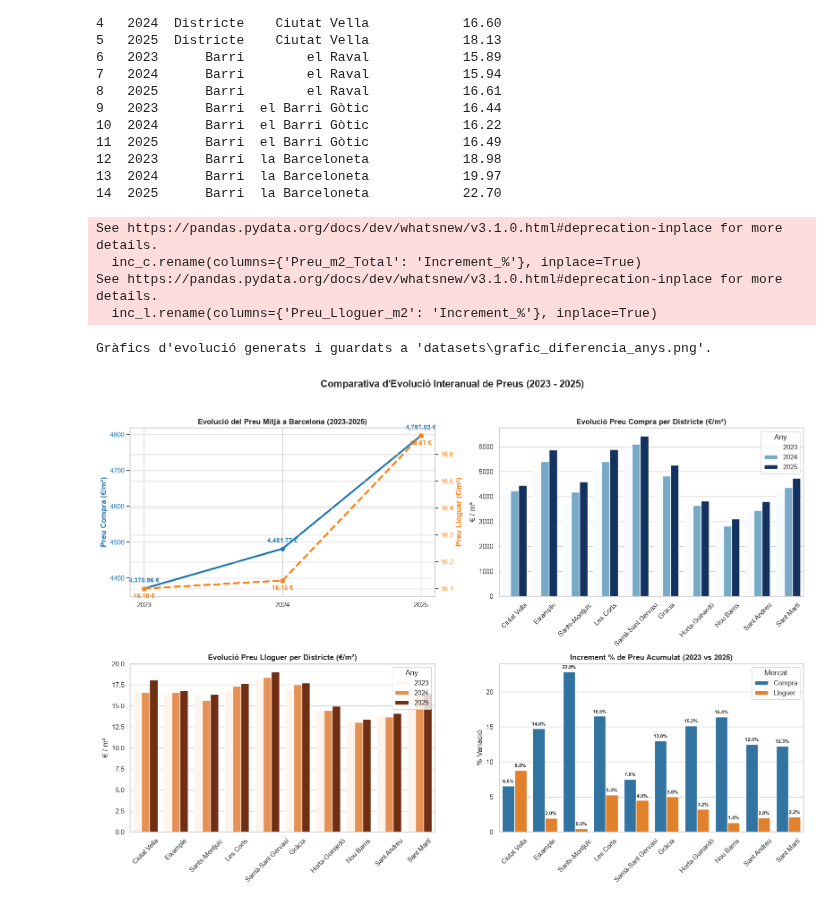
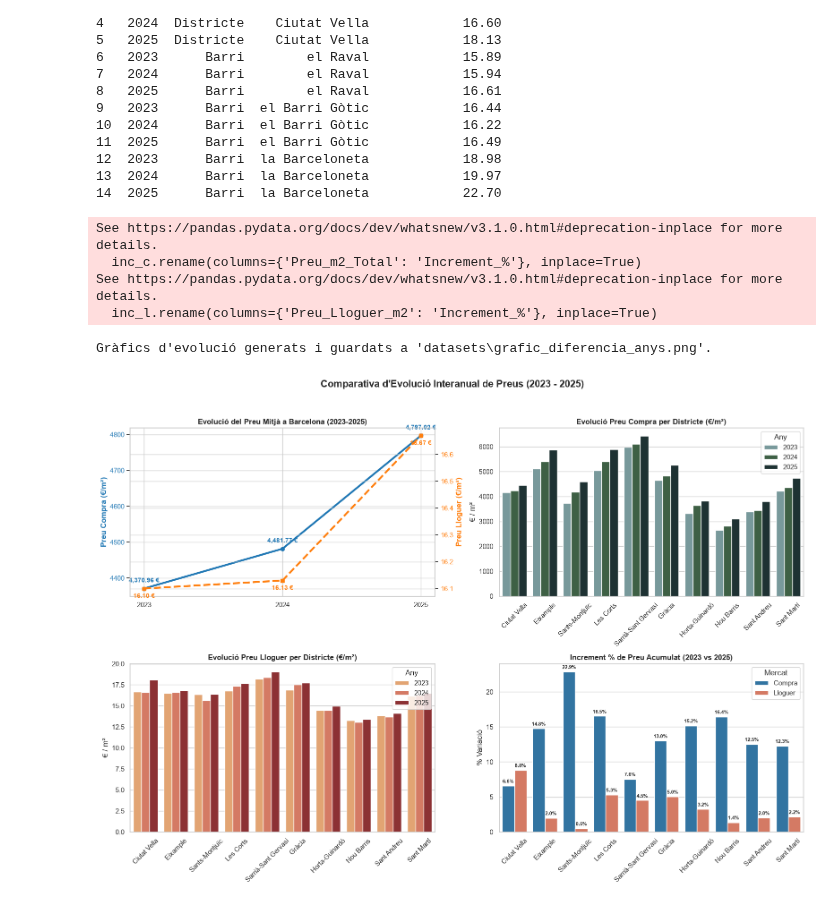
Before and after one commit to nilmoreeno/Move-OUT, a Jupyter notebook: move-out.ipynb, the cells around one changed output. Drawn from its saved outputs; the diff is of its cells as text; code cells hidden in the pictures.

```diff
--- a/move-out.ipynb
+++ b/move-out.ipynb
@@ -267,32 +267,97 @@ def generar_graficos_diferencia_anys(df_compra, df_lloguer):
     ax1.tick_params(axis='y', labelcolor=color_c)
     ax1.set_title('Evolució del Preu Mitjà a Barcelona (2023-2025)', fontsize=12, fontweight='bold')
 
     ax1_sub = ax1.twinx()
     ax1_sub.plot(df_bcn_l['Any'].astype(str), df_bcn_l['Preu_Lloguer_m2'], marker='s', color=color_l, linewidth=3, linestyle='--', label='Lloguer (€/m²)')
     ax1_sub.set_ylabel('Preu Lloguer (€/m²)', color=color_l, fontweight='bold')
     ax1_sub.tick_params(axis='y', labelcolor=color_l)
 
     for _, row in df_bcn_c.iterrows():
         ax1.annotate(f"{row['Preu_m2_Total']:,.2f} €", (str(row['Any']), row['Preu_m2_Total']),
                      textcoords="offset points", xytext=(0, 10), ha='center', fontweight='bold', color=color_c)
 
     for _, row in df_bcn_l.iterrows():
         ax1_sub.annotate(f"{row['Preu_Lloguer_m2']:.2f} €", (str(row['Any']), row['Preu_Lloguer_m2']),
                          textcoords="offset points", xytext=(0, -15), ha='center', fontweight='bold', color=color_l)
 
     # -------------------------------------------------------------
     # 2. Precio Compra por Distrito (Colores sin blancos)
     # -------------------------------------------------------------
     df_dist_c = df_compra[df_compra['Tipus'] == 'Districte']
     ax2 = axes[0, 1]
 
     # Paleta con colores oscuros y visibles para 2023, 2024 y 2025
     palette_compra = ['#729ea1', '#386641', '#1a3636']
-    sns.barplot(data=df_dist_c, x='
+    sns.barplot(data=df_dist_c, x='Nom', y='Preu_m2_Total', hue='Any', palette=palette_compra, ax=ax2)
+    ax2.set_title('Evolució Preu Compra per Districte (€/m²)', fontsize=12, fontweight='bold')
+    ax2.set_ylabel('€ / m²')
+    ax2.set_xlabel('')
+    ax2.tick_params(axis='x', rotation=45)
+    ax2.legend(title='Any')
+
+    # -------------------------------------------------------------
+    # 3. Precio Alquiler por Distrito (Colores sin blancos)
+    # -------------------------------------------------------------
+    df_dist_l = df_lloguer[df_lloguer['Tipus'] == 'Districte']
+    ax3 = axes[1, 0]
+
+    # Paleta con tonos cálidos y con alto contraste
+    palette_lloguer = ['#f4a261', '#e76f51', '#9b2226']
+    sns.barplot(data=df_dist_l, x='Nom', y='Preu_Lloguer_m2', hue='Any', palette=palette_lloguer, ax=ax3)
+    ax3.set_title('Evolució Preu Lloguer per Districte (€/m²)', fontsize=12, fontweight='bold')
+    ax3.set_ylabel('€ / m²')
+    ax3.set_xlabel('')
+    ax3.tick_params(axis='x', rotation=45)
+    ax3.legend(title='Any')
+
+    # -------------------------------------------------------------
+    # 4. Incremento % Acumulado (2023 vs 2025)
+    # -------------------------------------------------------------
+    p2023_c = df_dist_c[df_dist_c['Any'] == 2023].set_index('Nom')['Preu_m2_Total']
+    p2025_c = df_dist_c[df_dist_c['Any'] == 2025].set_index('Nom')['Preu_m2_Total']
+    inc_c = ((p2025_c - p2023_c) / p2023_c * 100).reset_index()
+    inc_c['Mercat'] = 'Compra'
+    inc_c.rename(columns={'Preu_m2_Total': 'Increment_%'}, inplace=True)
+
+    p2023_l = df_dist_l[df_dist_l['Any'] == 2023].set_index('Nom')['Preu_Lloguer_m2']
+    p2025_l = df_dist_l[df_dist_l['Any'] == 2025].set_index('Nom')['Preu_Lloguer_m2']
+    inc_l = ((p2025_l - p2023_l) / p2023_l * 100).reset_index()
+    inc_l['Mercat'] = 'Lloguer'
+    inc_l.rename(columns={'Preu_Lloguer_m2': 'Increment_%'}, inplace=True)
+
+    df_inc = pd.concat([inc_c, inc_l], ignore_index=True)
+
+    ax4 = axes[1, 1]
+    sns.barplot(data=df_inc, x='Nom', y='Increment_%', hue='Mercat', palette=['#1f77b4', '#e76f51'], ax=ax4)
+    ax4.set_title('Increment % de Preu Acumulat (2023 vs 2025)', fontsize=12, fontweight='bold')
+    ax4.set_ylabel('% Variació')
+    ax4.set_xlabel('')
+    ax4.tick_params(axis='x', rotation=45)
+    ax4.axhline(0, color='black', linewidth=0.8)
+
+    for p in ax4.patches:
+        height = p.get_height()
+        if not pd.isna(height) and height != 0:
+            ax4.annotate(f"{height:.1f}%",
+                         (p.get_x() + p.get_width() / 2., height),
+                         ha='center', va='bottom', fontsize=8,
+                         xytext=(0, 3), textcoords='offset points', fontweight='bold')
+
+    plt.tight_layout(rect=[0, 0.03, 1, 0.95])
+
+    nom_imatge = os.path.join("datasets", "grafic_diferencia_anys.png")
+    plt.savefig(nom_imatge, dpi=300)
+    print(f"Gràfics d'evolució generats i guardats a '{nom_imatge}'.")
+    plt.show()
+
+if __name__ == '__main__':
+    df_c, df_l = carregar_dades()
+    if df_c is not None and df_l is not None:
+        generar_graficos_diferencia_anys(df_c, df_l)
 # %% [output]
 See https://pandas.pydata.org/docs/dev/whatsnew/v3.1.0.html#deprecation-inplace for more details.
   inc_c.rename(columns={'Preu_m2_Total': 'Increment_%'}, inplace=True)
 See https://pandas.pydata.org/docs/dev/whatsnew/v3.1.0.html#deprecation-inplace for more details.
   inc_l.rename(columns={'Preu_Lloguer_m2': 'Increment_%'}, inplace=True)
 Gràfics d'evolució generats i guardats a 'datasets\grafic_diferencia_anys.png'.
-[figure, old version]
+[figure, new version]
```
